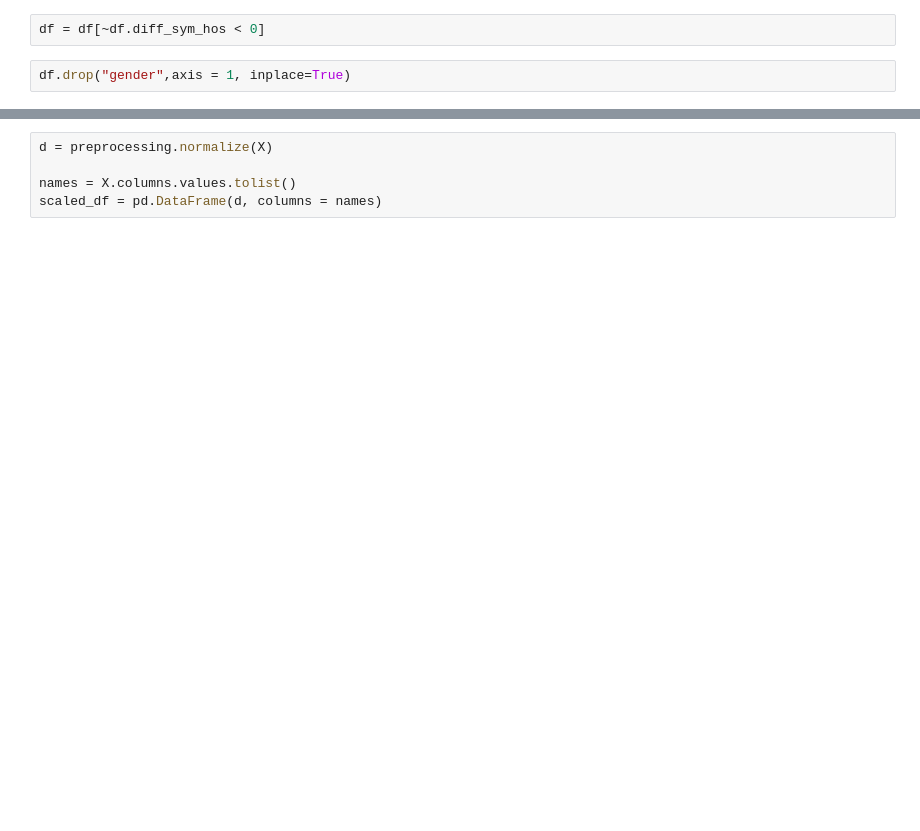
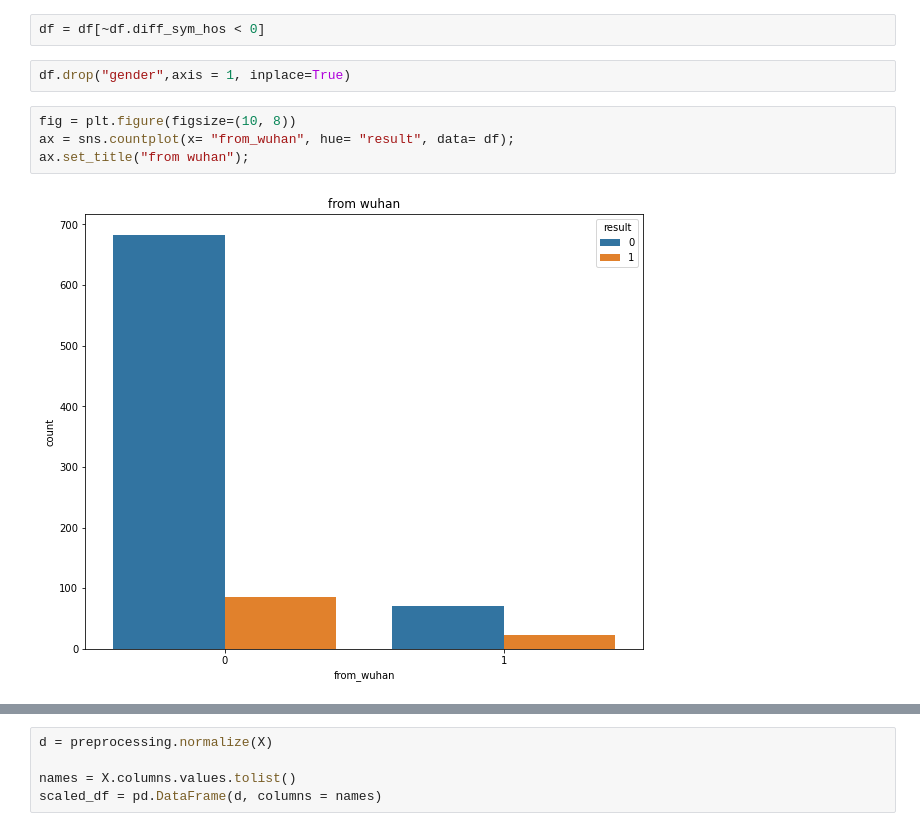
Before and after one commit to FatenElhariry/DEBILearningJourney, a Jupyter notebook: Queen's/ML/Project/Untitled1.ipynb, the cells around one changed output, grey strips where cells are left out. Drawn from its saved outputs; the diff is of its cells as text; blank space fills up the shorter version.

```diff
--- a/Queen's/ML/Project/Untitled1.ipynb
+++ b/Queen's/ML/Project/Untitled1.ipynb
@@ -152,3 +167,9 @@ df[df.diff_sym_hos < 0]
 df = df[~df.diff_sym_hos < 0]
 # %%
 df.drop("gender",axis = 1, inplace=True)
+# %%
+fig = plt.figure(figsize=(10, 8))
+ax = sns.countplot(x= "from_wuhan", hue= "result", data= df);
+ax.set_title("from wuhan");
+# %% [output]
+[figure, added]
```
Also changed, not shown: parts of 46 cells of this notebook, 1 other file.
